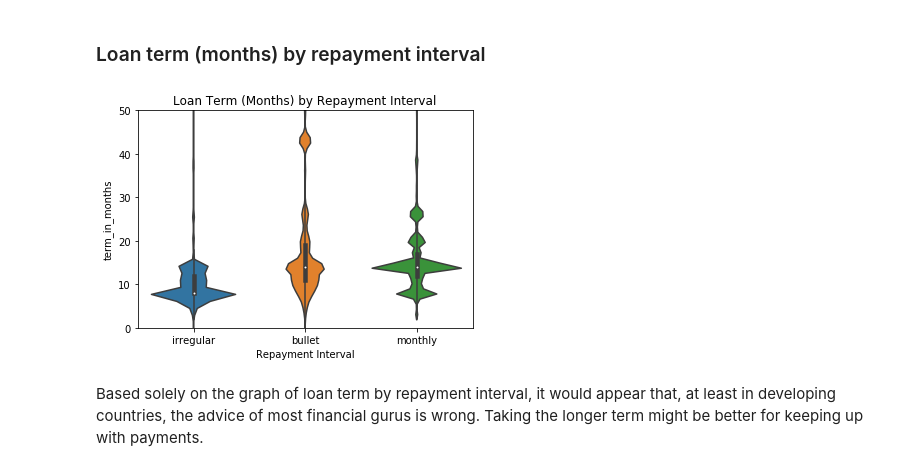
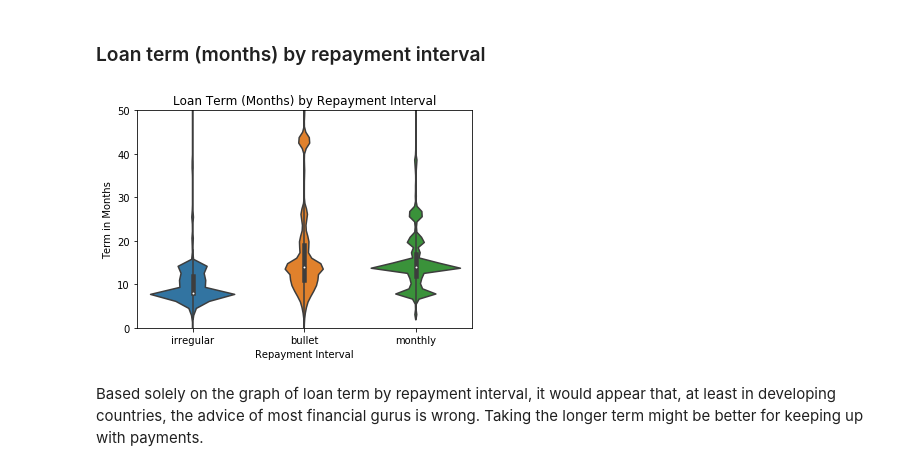
Before and after one commit to ChristopherSJames/kiva_repayment_analysis, a Jupyter notebook: kiva_repayment_analysis.ipynb, the cells around one changed output. Cells and saved outputs as stored; diff of their text form; code cells hidden in the pictures.

```diff
--- a/kiva_repayment_analysis.ipynb
+++ b/kiva_repayment_analysis.ipynb
@@ -218,11 +218,12 @@ When looking at the repayment rate divided by sector, food and retail have very
 # %%
 # Loan term (months) by repayment interval
 repay_term = sb.violinplot(data = df, x = 'repayment_interval', y = 'term_in_months')
 repay_term.set_xlabel('Repayment Interval')
+repay_term.set_ylabel('Term in Months')
 repay_term.set_title('Loan Term (Months) by Repayment Interval')
 plt.ylim(0, 50);
 # %% [output]
-[figure, old version]
+[figure, new version]
 # %% [markdown]
 Based solely on the graph of loan term by repayment interval, it would appear that, at least in developing countries, the advice of most financial gurus is wrong. Taking the longer term might be better for keeping up with payments.
 # %% [markdown]
```
Also changed, not shown: parts of 10 cells of this notebook.
